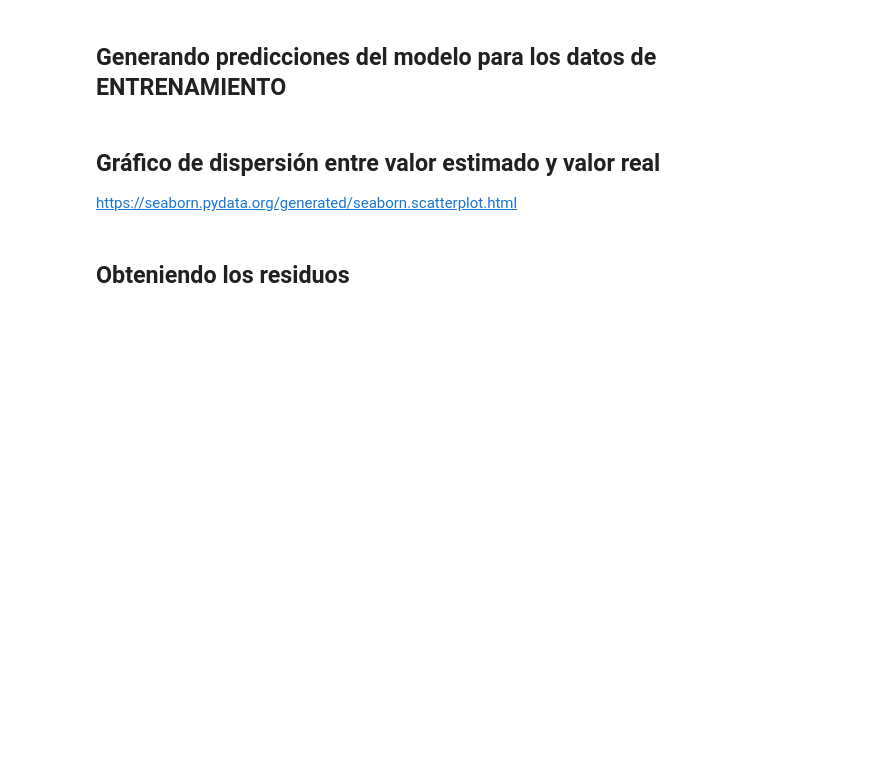
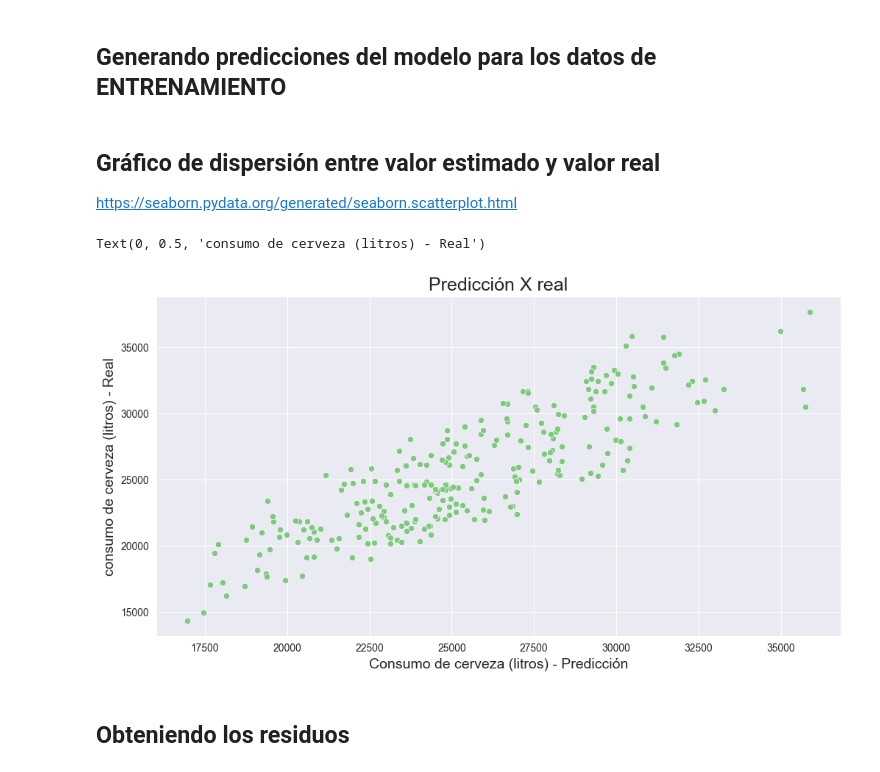
Before and after one commit to Luis1g/Regresion-Lineal-1, a Jupyter notebook: Regresión_Lineal.ipynb, the cells around one changed output. Saved outputs shown, nothing was run; the diff lists cells and outputs as text; code cells hidden in the pictures; blank space fills up the shorter version.

```diff
--- a/Regresión_Lineal.ipynb
+++ b/Regresión_Lineal.ipynb
@@ -473,9 +495,21 @@ https://docs.scipy.org/doc/numpy/reference/generated/numpy.append.html?#numpy.ap
 <hr style='border: 2px solid red;'>
 # %% [markdown]
 ## Generando predicciones del modelo para los datos de ENTRENAMIENTO
+# %%
+y_predicho_train = modelo.predict(X_train)
 # %% [markdown]
 ## Gráfico de dispersión entre valor estimado y valor real
 
 https://seaborn.pydata.org/generated/seaborn.scatterplot.html
+# %%
+ax = sns.scatterplot(x = y_predicho_train, y = y_train)
+
+ax.figure.set_size_inches(12,6)
+ax.set_title("Predicción X real", fontsize = 18)
+ax.set_xlabel("Consumo de cerveza (litros) - Predicción", fontsize = 14)
+ax.set_ylabel("consumo de cerveza (litros) - Real", fontsize = 14)
+# %% [output]
+Text(0, 0.5, 'consumo de cerveza (litros) - Real')
+[figure, added]
 # %% [markdown]
 ## Obteniendo los residuos
```
Also changed, not shown: parts of 12 cells of this notebook.
